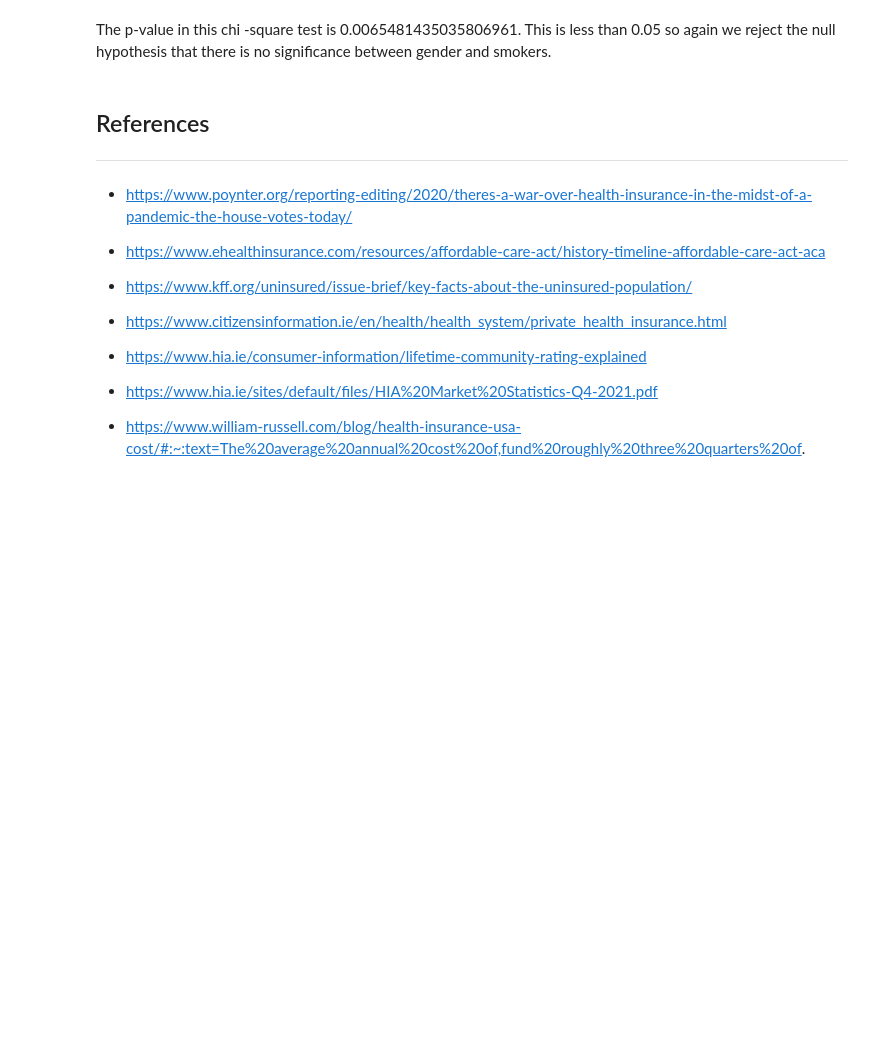
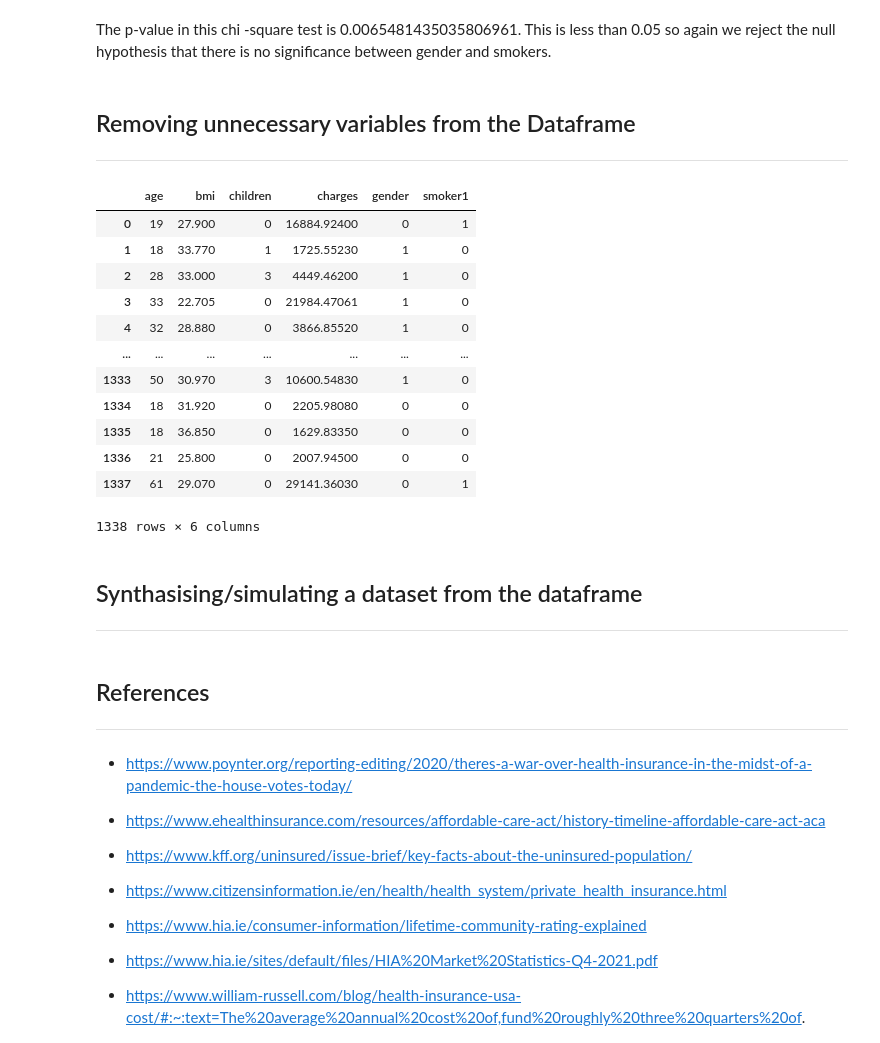
Before and after one commit to OCorry/Programming-for-Data-Analysis-Assessment-2022, a Jupyter notebook: Programming for Data Analysis Project 2022.ipynb, the cells around one changed output. Cells and saved outputs as stored; diff of their text form; code cells hidden in the pictures; blank space fills up the shorter version.

```diff
--- a/Programming for Data Analysis Project 2022.ipynb
+++ b/Programming for Data Analysis Project 2022.ipynb
@@ -378,6 +384,30 @@ chi2_contingency(pd.crosstab(df.smoker_encoded, df.sex_encoded))
         [135.56651719, 138.43348281]]))
 # %% [markdown]
 The p-value in this chi -square test is 0.0065481435035806961. This is less than 0.05 so again we reject the null hypothesis that there is no significance between gender and smokers.
+# %% [markdown]
+## Removing unnecessary variables from the Dataframe
+***
+# %%
+df2 =df.drop(['sex','smoker','region'], axis=1)
+# https://www.geeksforgeeks.org/how-to-drop-one-or-multiple-columns-in-pandas-dataframe/
+df2
+# %% [output]
+|  | age | bmi | children | charges | gender | smoker1 |
+| 0 | 19 | 27.900 | 0 | 16884.92400 | 0 | 1 |
+| 1 | 18 | 33.770 | 1 | 1725.55230 | 1 | 0 |
+| 2 | 28 | 33.000 | 3 | 4449.46200 | 1 | 0 |
+| 3 | 33 | 22.705 | 0 | 21984.47061 | 1 | 0 |
+| 4 | 32 | 28.880 | 0 | 3866.85520 | 1 | 0 |
+| ... | ... | ... | ... | ... | ... | ... |
+| 1333 | 50 | 30.970 | 3 | 10600.54830 | 1 | 0 |
+| 1334 | 18 | 31.920 | 0 | 2205.98080 | 0 | 0 |
+| 1335 | 18 | 36.850 | 0 | 1629.83350 | 0 | 0 |
+| 1336 | 21 | 25.800 | 0 | 2007.94500 | 0 | 0 |
+| 1337 | 61 | 29.070 | 0 | 29141.36030 | 0 | 1 |
+1338 rows × 6 columns
+# %% [markdown]
+## Synthasising/simulating a dataset from the dataframe
+***
 # %% [markdown]
 ## References
 ***
```
Also changed, not shown: parts of 14 cells of this notebook.
